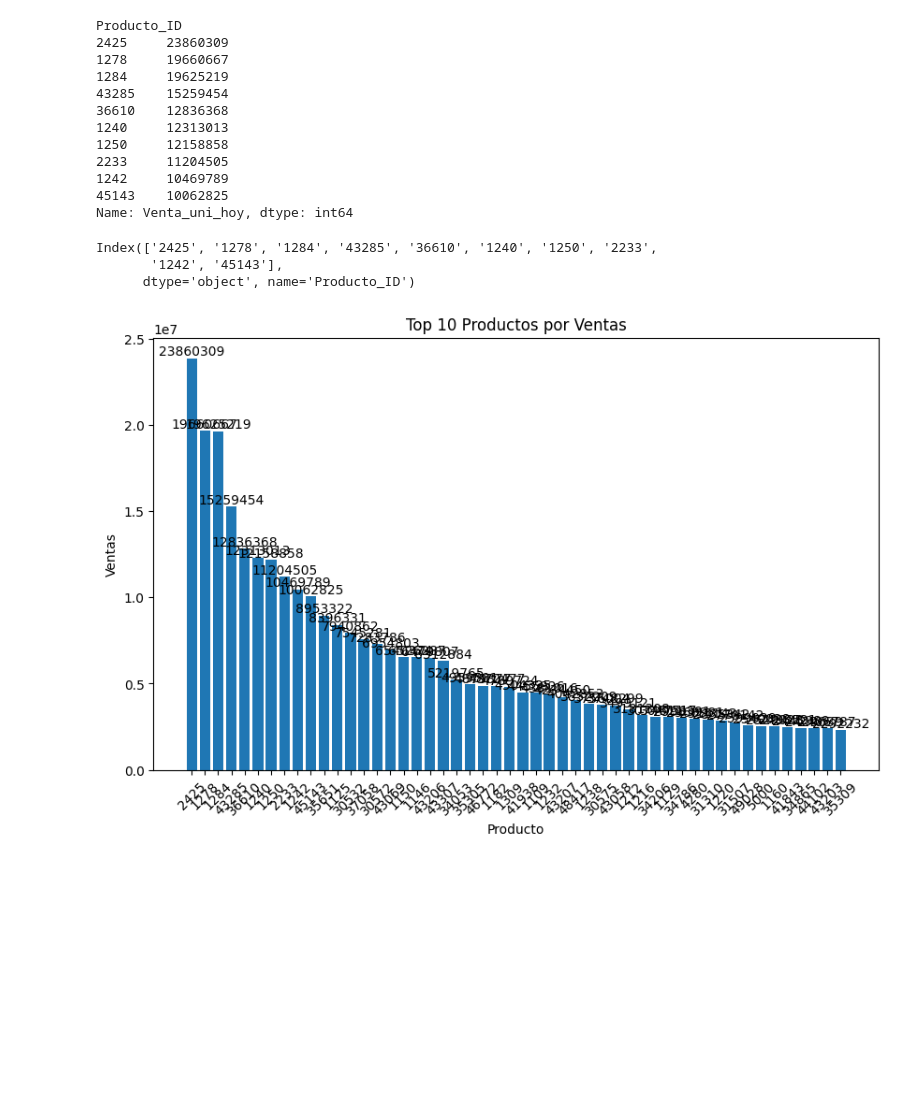
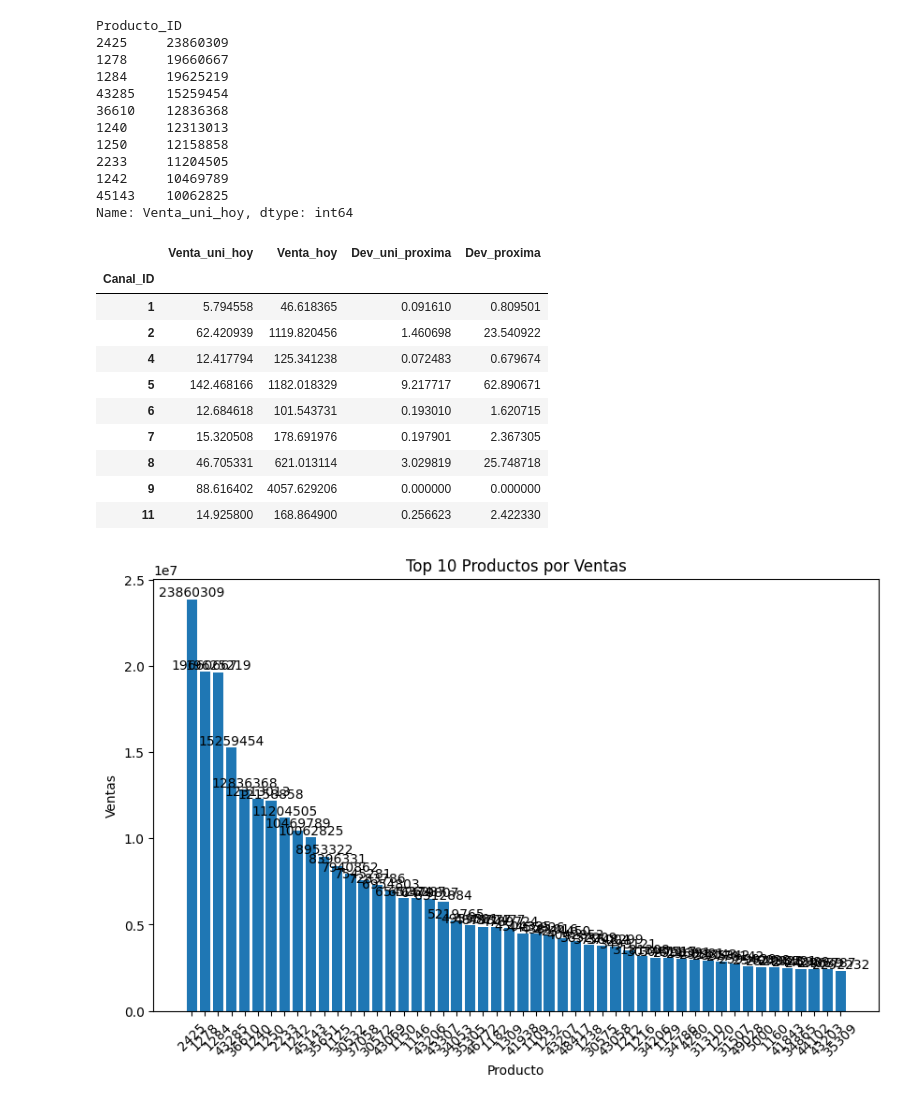
Before and after one commit to christiansakerb/Bimbo_Demanda-Inventario, a Jupyter notebook: Caso_inventario.ipynb, the cells around one changed output. Cells and saved outputs as stored; diff of their text form; code cells hidden in the pictures; blank space fills up the shorter version.

```diff
--- a/Caso_inventario.ipynb
+++ b/Caso_inventario.ipynb
@@ -66,6 +50,7 @@ False
 # %%
 datos_por_producto = train.groupby(['Producto_ID']).sum()
 datos_por_semana = train.groupby(['Semana']).sum()
+datos_por_canal = train.groupby(['Canal_ID']).mean()
 # %% [markdown]
 Productos que no están en la tabla producto pero si la de train
 # %% [markdown]
@@ -95,12 +80,20 @@ Producto_ID
 1242     10469789
 45143    10062825
 Name: Venta_uni_hoy, dtype: int64
-# %%
-top_10_productos.index.astype('str')
-# %% [output]
-Index(['2425', '1278', '1284', '43285', '36610', '1240', '1250', '2233',
-       '1242', '45143'],
-      dtype='object', name='Producto_ID')
+# %%
+datos_por_canal[['Venta_uni_hoy','Venta_hoy','Dev_uni_proxima','Dev_proxima']]
+# %% [output]
+|  | Venta_uni_hoy | Venta_hoy | Dev_uni_proxima | Dev_proxima |
+| Canal_ID |  |  |  |  |
+| 1 | 5.794558 | 46.618365 | 0.091610 | 0.809501 |
+| 2 | 62.420939 | 1119.820456 | 1.460698 | 23.540922 |
+| 4 | 12.417794 | 125.341238 | 0.072483 | 0.679674 |
+| 5 | 142.468166 | 1182.018329 | 9.217717 | 62.890671 |
+| 6 | 12.684618 | 101.543731 | 0.193010 | 1.620715 |
+| 7 | 15.320508 | 178.691976 | 0.197901 | 2.367305 |
+| 8 | 46.705331 | 621.013114 | 3.029819 | 25.748718 |
+| 9 | 88.616402 | 4057.629206 | 0.000000 | 0.000000 |
+| 11 | 14.925800 | 168.864900 | 0.256623 | 2.422330 |
 # %%
 import matplotlib.pyplot as plt
 
```
Also changed, not shown: parts of 3 cells of this notebook.
